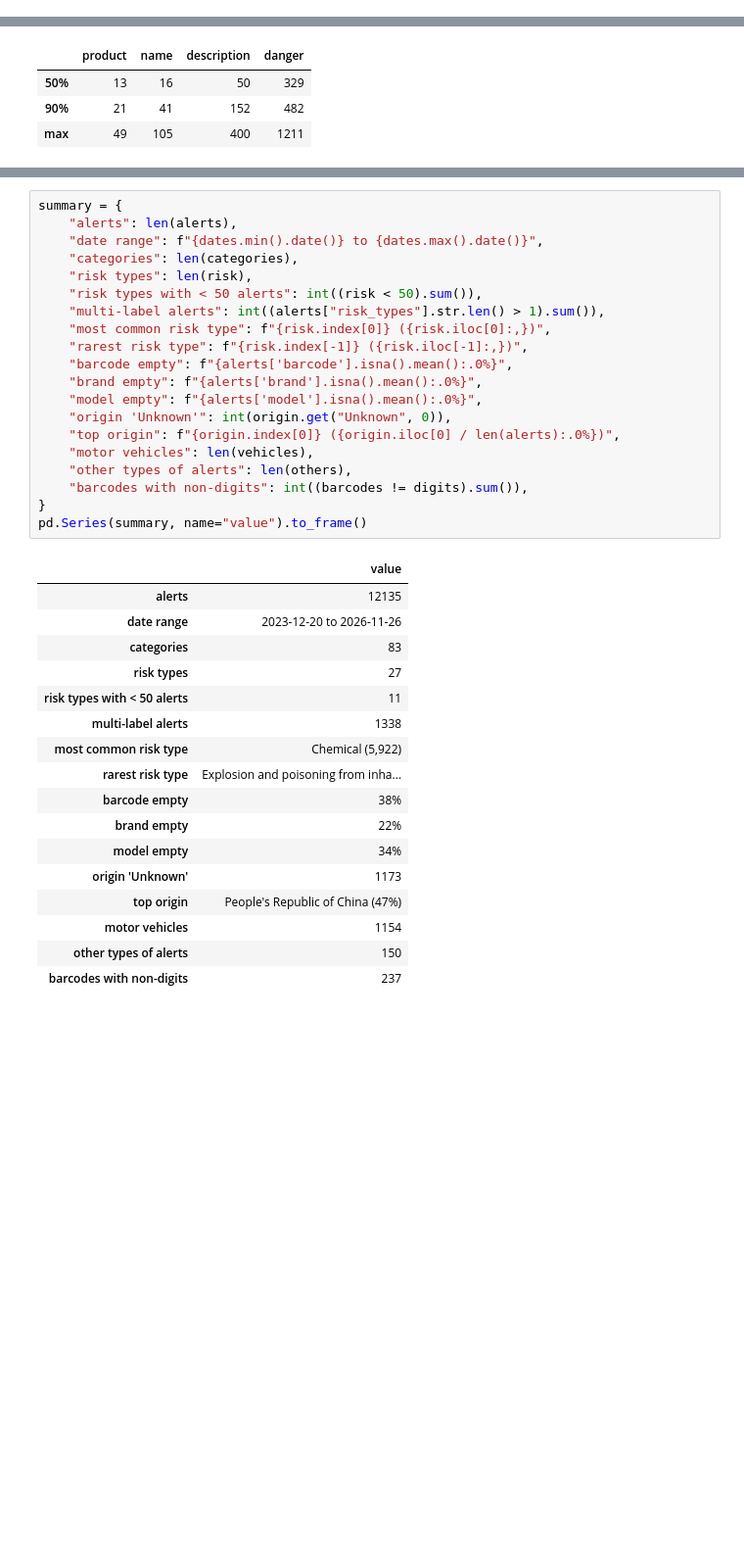
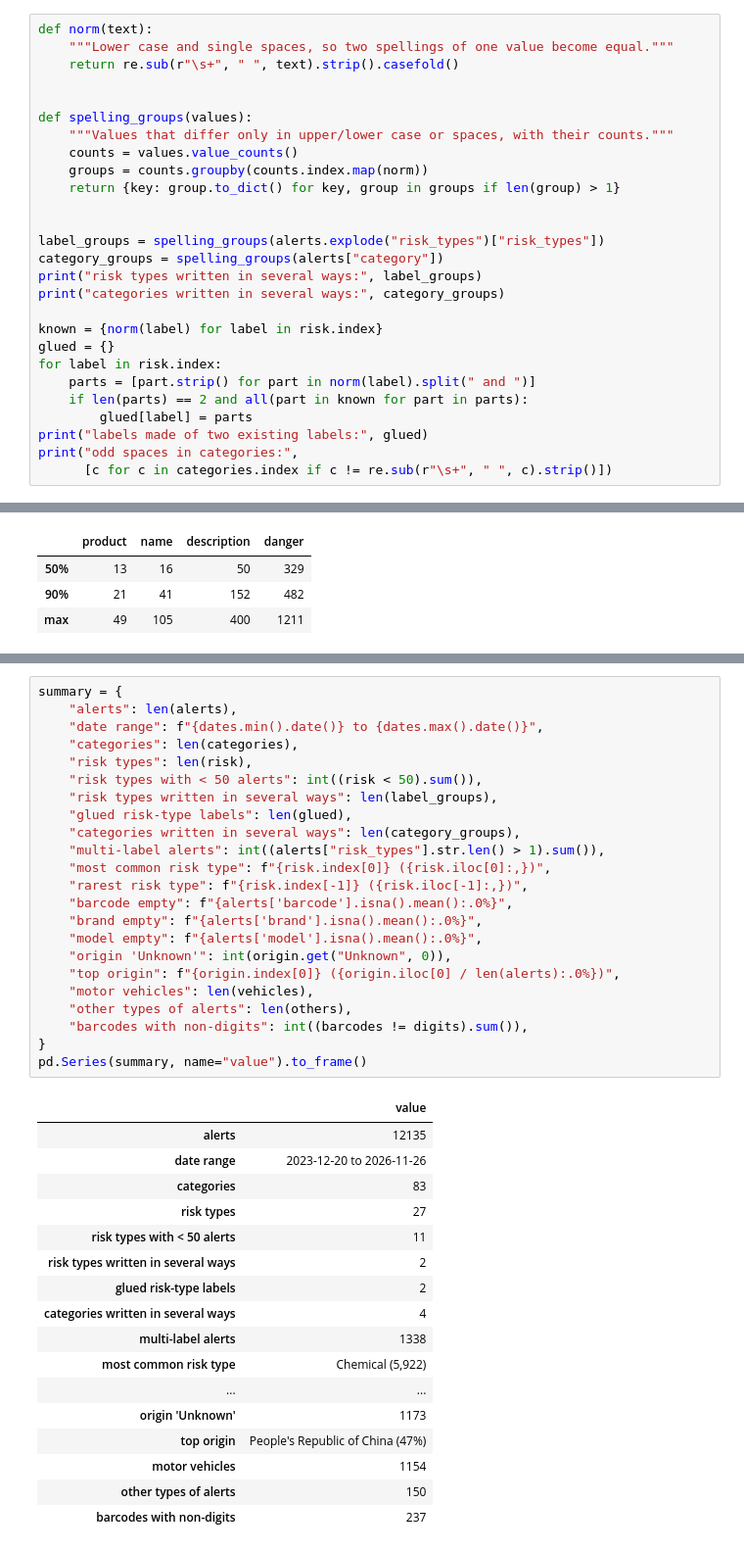
Before and after one commit to DmytroYolkin/SearchAsHouses, a Jupyter notebook: searchashouses/notebooks/01_explore_alerts.ipynb, the cells around one changed output, grey strips where cells are left out. Shown at 98% size. Cells and saved outputs as stored; diff of their text form; blank space fills up the shorter version.

```diff
--- a/searchashouses/notebooks/01_explore_alerts.ipynb
+++ b/searchashouses/notebooks/01_explore_alerts.ipynb
@@ -107,0 +111,27 @@ Splitting on commas is correct: no label contains a comma (`Health risk / other`
+# %%
+def norm(text):
+    """Lower case and single spaces, so two spellings of one value become equal."""
+    return re.sub(r"\s+", " ", text).strip().casefold()
+
+
+def spelling_groups(values):
+    """Values that differ only in upper/lower case or spaces, with their counts."""
+    counts = values.value_counts()
+    groups = counts.groupby(counts.index.map(norm))
+    return {key: group.to_dict() for key, group in groups if len(group) > 1}
+
+
+label_groups = spelling_groups(alerts.explode("risk_types")["risk_types"])
+category_groups = spelling_groups(alerts["category"])
+print("risk types written in several ways:", label_groups)
+print("categories written in several ways:", category_groups)
+
+known = {norm(label) for label in risk.index}
+glued = {}
+for label in risk.index:
+    parts = [part.strip() for part in norm(label).split(" and ")]
+    if len(parts) == 2 and all(part in known for part in parts):
+        glued[label] = parts
+print("labels made of two existing labels:", glued)
+print("odd spaces in categories:",
+      [c for c in categories.index if c != re.sub(r"\s+", " ", c).strip()])
@@ -218,36 +259,39 @@ The descriptions are short (median about 50 characters), so the matcher should c
 # %%
 summary = {
     "alerts": len(alerts),
     "date range": f"{dates.min().date()} to {dates.max().date()}",
     "categories": len(categories),
     "risk types": len(risk),
     "risk types with < 50 alerts": int((risk < 50).sum()),
+    "risk types written in several ways": len(label_groups),
+    "glued risk-type labels": len(glued),
+    "categories written in several ways": len(category_groups),
     "multi-label alerts": int((alerts["risk_types"].str.len() > 1).sum()),
     "most common risk type": f"{risk.index[0]} ({risk.iloc[0]:,})",
     "rarest risk type": f"{risk.index[-1]} ({risk.iloc[-1]:,})",
     "barcode empty": f"{alerts['barcode'].isna().mean():.0%}",
     "brand empty": f"{alerts['brand'].isna().mean():.0%}",
     "model empty": f"{alerts['model'].isna().mean():.0%}",
     "origin 'Unknown'": int(origin.get("Unknown", 0)),
     "top origin": f"{origin.index[0]} ({origin.iloc[0] / len(alerts):.0%})",
     "motor vehicles": len(vehicles),
     "other types of alerts": len(others),
     "barcodes with non-digits": int((barcodes != digits).sum()),
 }
 pd.Series(summary, name="value").to_frame()
 # %% [output]
 |  | value |
 | alerts | 12135 |
 | date range | 2023-12-20 to 2026-11-26 |
 | categories | 83 |
 | risk types | 27 |
 | risk types with < 50 alerts | 11 |
+| risk types written in several ways | 2 |
+| glued risk-type labels | 2 |
+| categories written in several ways | 4 |
 | multi-label alerts | 1338 |
 | most common risk type | Chemical (5,922) |
-| rarest risk type | Explosion and poisoning from inha... |
-| barcode empty | 38% |
-| brand empty | 22% |
-| model empty | 34% |
+| ... | ... |
 | origin 'Unknown' | 1173 |
 | top origin | People's Republic of China (47%) |
 | motor vehicles | 1154 |
```
Also changed, not shown: parts of 10 cells of this notebook, 1 other file.
